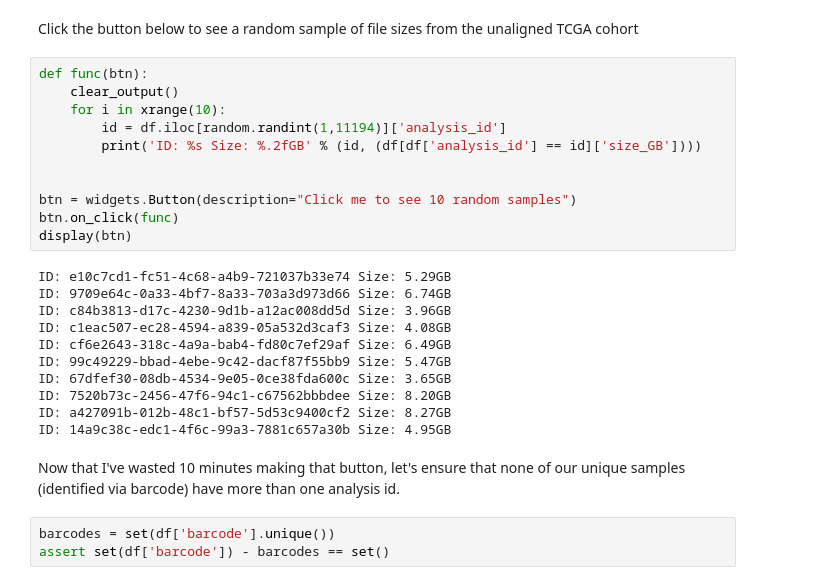
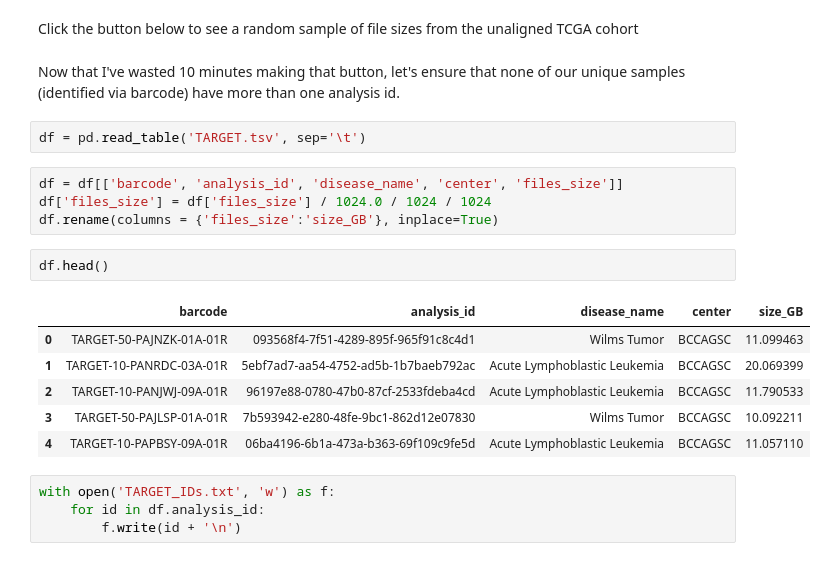
Before and after one commit to jvivian/ipython_notebooks, a Jupyter notebook: tcga_rnaseq_analysis/TCGA rna-seq analysis.ipynb, the cells around one changed output. Cells and saved outputs as stored; diff of their text form.

```diff
--- a/tcga_rnaseq_analysis/TCGA rna-seq analysis.ipynb
+++ b/tcga_rnaseq_analysis/TCGA rna-seq analysis.ipynb
@@ -57,30 +56,24 @@ plt.xlim([0,20])
 [figure]
 # %% [markdown]
 Click the button below to see a random sample of file sizes from the unaligned TCGA cohort
-# %%
-def func(btn):
-    clear_output()
-    for i in xrange(10):
-        id = df.iloc[random.randint(1,11194)]['analysis_id']
-        print('ID: %s Size: %.2fGB' % (id, (df[df['analysis_id'] == id]['size_GB'])))
-
-
-btn = widgets.Button(description="Click me to see 10 random samples")
-btn.on_click(func)
-display(btn)
-# %% [output]
-ID: e10c7cd1-fc51-4c68-a4b9-721037b33e74 Size: 5.29GB
-ID: 9709e64c-0a33-4bf7-8a33-703a3d973d66 Size: 6.74GB
-ID: c84b3813-d17c-4230-9d1b-a12ac008dd5d Size: 3.96GB
-ID: c1eac507-ec28-4594-a839-05a532d3caf3 Size: 4.08GB
-ID: cf6e2643-318c-4a9a-bab4-fd80c7ef29af Size: 6.49GB
-ID: 99c49229-bbad-4ebe-9c42-dacf87f55bb9 Size: 5.47GB
-ID: 67dfef30-08db-4534-9e05-0ce38fda600c Size: 3.65GB
-ID: 7520b73c-2456-47f6-94c1-c67562bbbdee Size: 8.20GB
-ID: a427091b-012b-48c1-bf57-5d53c9400cf2 Size: 8.27GB
-ID: 14a9c38c-edc1-4f6c-99a3-7881c657a30b Size: 4.95GB
 # %% [markdown]
 Now that I've wasted 10 minutes making that button, let's ensure that none of our unique samples (identified via barcode) have more than one analysis id.
-# %%
-barcodes = set(df['barcode'].unique())
-assert set(df['barcode']) - barcodes == set()
+# %%
+df = pd.read_table('TARGET.tsv', sep='\t')
+# %%
+df = df[['barcode', 'analysis_id', 'disease_name', 'center', 'files_size']]
+df['files_size'] = df['files_size'] / 1024.0 / 1024 / 1024
+df.rename(columns = {'files_size':'size_GB'}, inplace=True)
+# %%
+df.head()
+# %% [output]
+|  | barcode | analysis_id | disease_name | center | size_GB |
+| 0 | TARGET-50-PAJNZK-01A-01R | 093568f4-7f51-4289-895f-965f91c8c4d1 | Wilms Tumor | BCCAGSC | 11.099463 |
+| 1 | TARGET-10-PANRDC-03A-01R | 5ebf7ad7-aa54-4752-ad5b-1b7baeb792ac | Acute Lymphoblastic Leukemia | BCCAGSC | 20.069399 |
+| 2 | TARGET-10-PANJWJ-09A-01R | 96197e88-0780-47b0-87cf-2533fdeba4cd | Acute Lymphoblastic Leukemia | BCCAGSC | 11.790533 |
+| 3 | TARGET-50-PAJLSP-01A-01R | 7b593942-e280-48fe-9bc1-862d12e07830 | Wilms Tumor | BCCAGSC | 10.092211 |
+| 4 | TARGET-10-PAPBSY-09A-01R | 06ba4196-6b1a-473a-b363-69f109c9fe5d | Acute Lymphoblastic Leukemia | BCCAGSC | 11.057110 |
+# %%
+with open('TARGET_IDs.txt', 'w') as f:
+    for id in df.analysis_id:
+        f.write(id + '\n')
```
Also changed, not shown: parts of 3 cells of this notebook, 2 other files.
